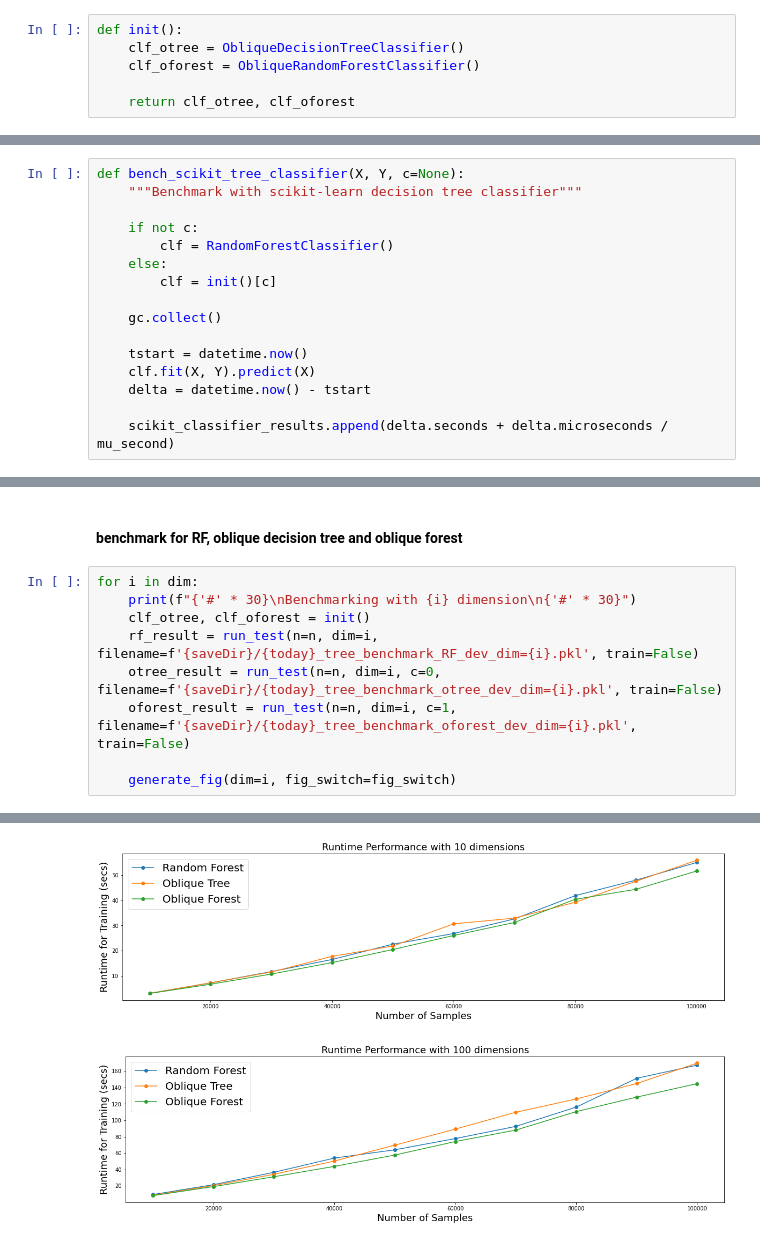
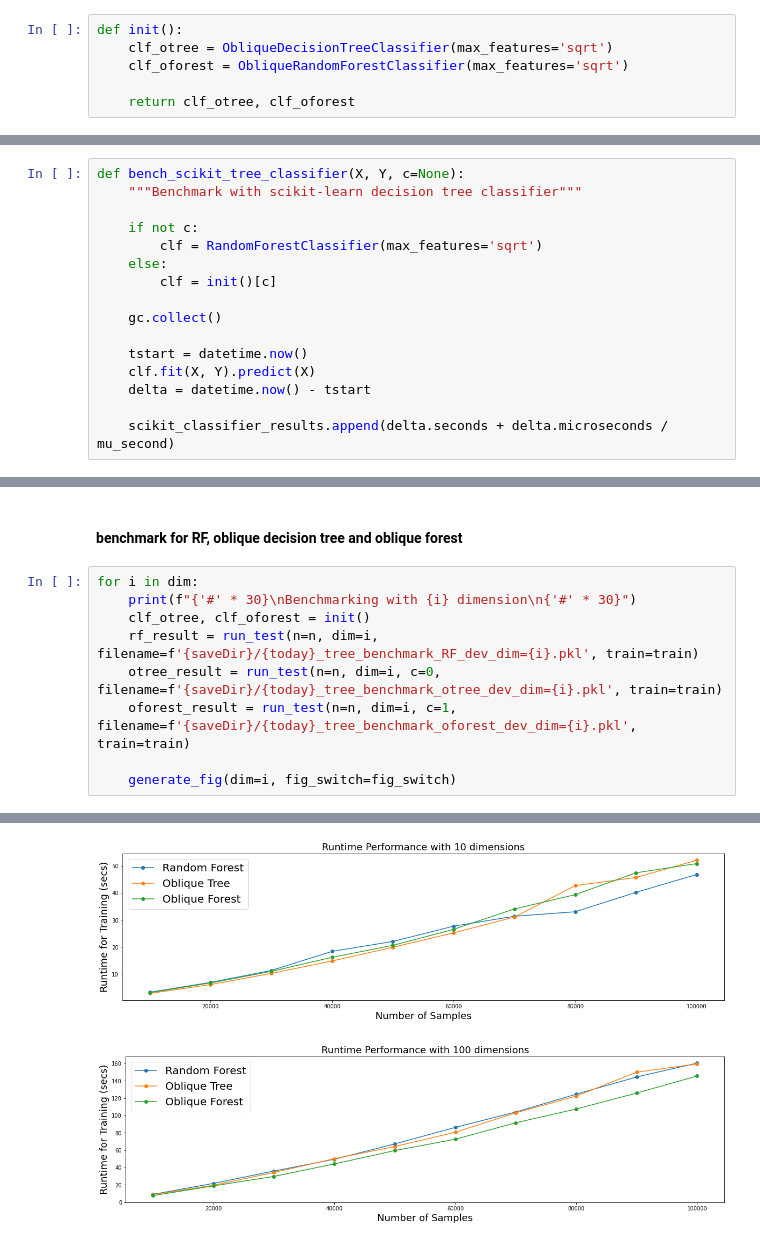
Before and after one commit to jshin13/coursework, a Jupyter notebook: Jovo/sporf/20211219_sporf_benchmarking.ipynb, the cells around one changed output, grey strips where cells are left out. Saved outputs shown, nothing was run; the diff lists cells and outputs as text.

```diff
--- a/Jovo/sporf/20211219_sporf_benchmarking.ipynb
+++ b/Jovo/sporf/20211219_sporf_benchmarking.ipynb
@@ -35,8 +37,8 @@ today = '2021-12-21'
 ## SPORF initialization
 # %%
 def init():
-    clf_otree = ObliqueDecisionTreeClassifier()
-    clf_oforest = ObliqueRandomForestClassifier()
+    clf_otree = ObliqueDecisionTreeClassifier(max_features='sqrt')
+    clf_oforest = ObliqueRandomForestClassifier(max_features='sqrt')
 
     return clf_otree, clf_oforest
 # %% [markdown]
@@ -46,7 +48,7 @@ def bench_scikit_tree_classifier(X, Y, c=None):
     """Benchmark with scikit-learn decision tree classifier"""
 
     if not c:
-        clf = RandomForestClassifier()
+        clf = RandomForestClassifier(max_features='sqrt')
     else:
         clf = init()[c]
 
@@ -131,9 +133,9 @@ if not os.path.isdir(saveDir):
 for i in dim:
     print(f"{'#' * 30}\nBenchmarking with {i} dimension\n{'#' * 30}")
     clf_otree, clf_oforest = init()
-    rf_result = run_test(n=n, dim=i, filename=f'{saveDir}/{today}_tree_benchmark_RF_dev_dim={i}.pkl', train=False)
-    otree_result = run_test(n=n, dim=i, c=0, filename=f'{saveDir}/{today}_tree_benchmark_otree_dev_dim={i}.pkl', train=False)
-    oforest_result = run_test(n=n, dim=i, c=1, filename=f'{saveDir}/{today}_tree_benchmark_oforest_dev_dim={i}.pkl', train=False)
+    rf_result = run_test(n=n, dim=i, filename=f'{saveDir}/{today}_tree_benchmark_RF_dev_dim={i}.pkl', train=train)
+    otree_result = run_test(n=n, dim=i, c=0, filename=f'{saveDir}/{today}_tree_benchmark_otree_dev_dim={i}.pkl', train=train)
+    oforest_result = run_test(n=n, dim=i, c=1, filename=f'{saveDir}/{today}_tree_benchmark_oforest_dev_dim={i}.pkl', train=train)
 
     generate_fig(dim=i, fig_switch=fig_switch)
 # %% [output]
@@ -158,2 +160,2 @@ Benchmarking with 1000 dimension
-[figure, old version]
+[figure, new version]
-[figure, old version]
+[figure, new version]
```
Also changed, not shown: parts of 3 cells of this notebook.
